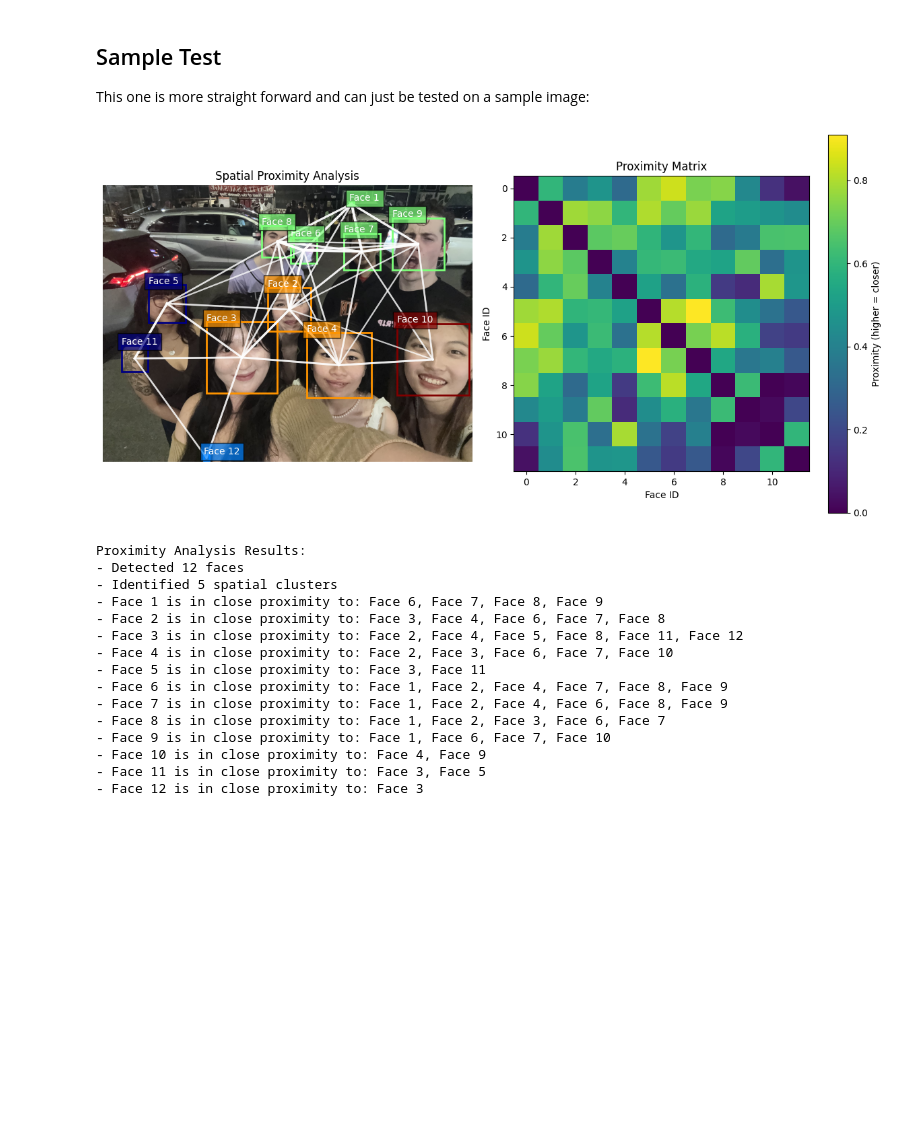
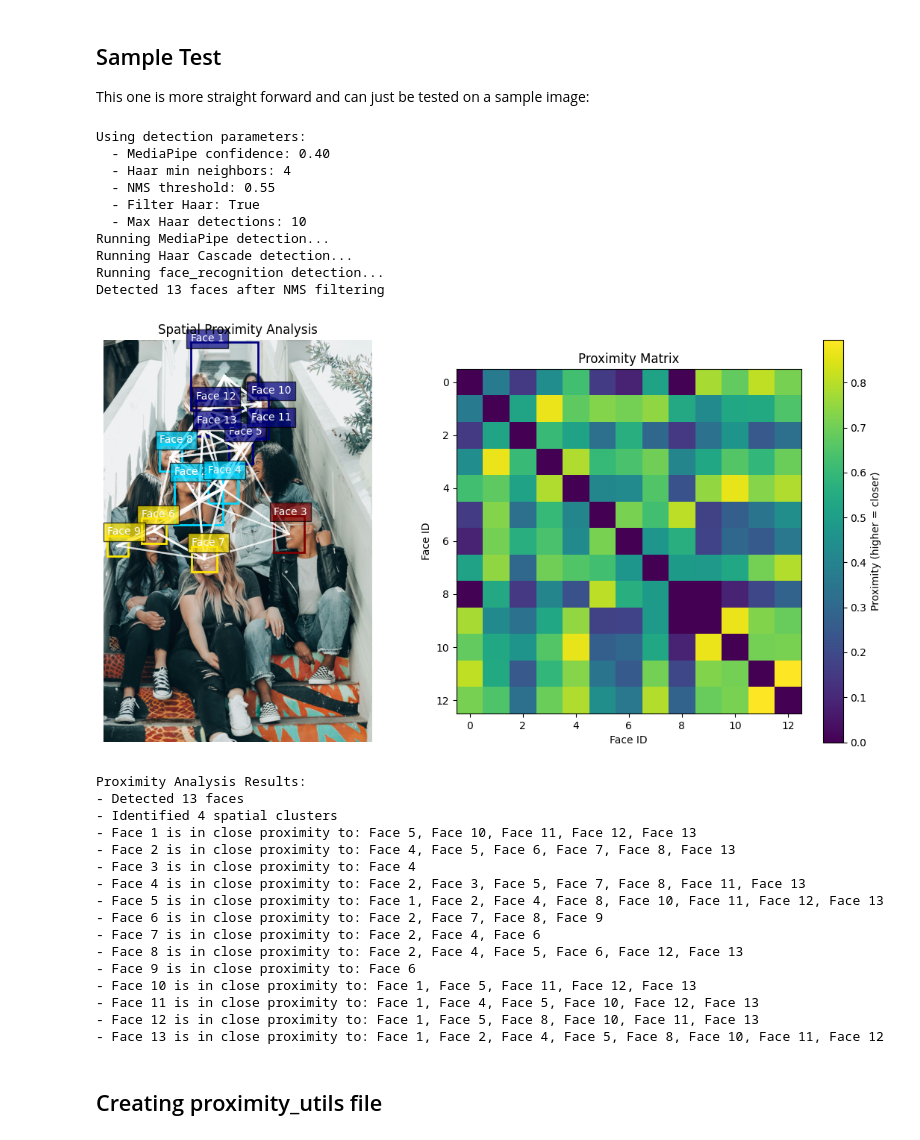
Before and after one commit to lunen-jm/GroupSleuthAI, a Jupyter notebook: notebooks/4spatial_proximity.ipynb, the cells around one changed output. Saved outputs shown, nothing was run; the diff lists cells and outputs as text; code cells hidden in the pictures; blank space fills up the shorter version.

```diff
--- a/notebooks/4spatial_proximity.ipynb
+++ b/notebooks/4spatial_proximity.ipynb
@@ -107,7 +73,7 @@ def cluster_by_proximity(proximity_matrix, threshold=0.5):
 def analyze_spatial_proximity(image_path):
     """Analyze spatial proximity between faces in an image"""
     # Detect faces
-    faces, boxes, image = detect_faces(image_path)
+    faces, boxes, image = detect_faces2(image_path)
 
     if len(faces) < 2:
         print("Need at least 2 faces to analyze proximity!")
@@ -200,29 +166,42 @@ def test_spatial_proximity(image_path):
 This one is more straight forward and can just be tested on a sample image:
 # %%
 # Test on an image if available
-if os.path.exists('C:/Users/jaden/Documents/GitHub/TECHIN-513/finalProject3/data/test_images'):
-    test_files = os.listdir('C:/Users/jaden/Documents/GitHub/TECHIN-513/finalProject3/data/test_images')
+if os.path.exists('../data2/test_images'):
+    test_files = os.listdir('../data2/test_images')
     if len(test_files) > 0:
-        test_image = os.path.join('C:/Users/jaden/Documents/GitHub/TECHIN-513/finalProject3/data/test_images', test_files[0])
+        test_image = os.path.join('../data2/test_images', test_files[3])
         test_spatial_proximity(test_image)
     else:
         print("No test images found!")
 else:
     print("Test images folder not found!")
 # %% [output]
+Using detection parameters:
+  - MediaPipe confidence: 0.40
+  - Haar min neighbors: 4
+  - NMS threshold: 0.55
+  - Filter Haar: True
+  - Max Haar detections: 10
+Running MediaPipe detection...
+Running Haar Cascade detection...
+Running face_recognition detection...
+Detected 13 faces after NMS filtering
-[figure, old version]
+[figure, new version]
-Proximity Analysis Results:
-- Detected 12 faces
-- Identified 5 spatial clusters
-- Face 1 is in close proximity to: Face 6, Face 7, Face 8, Face 9
-- Face 2 is in close proximity to: Face 3, Face 4, Face 6, Face 7, Face 8
-- Face 3 is in close proximity to: Face 2, Face 4, Face 5, Face 8, Face 11, Face 12
-- Face 4 is in close proximity to: Face 2, Face 3, Face 6, Face 7, Face 10
-- Face 5 is in close proximity to: Face 3, Face 11
-- Face 6 is in close proximity to: Face 1, Face 2, Face 4, Face 7, Face 8, Face 9
-- Face 7 is in close proximity to: Face 1, Face 2, Face 4, Face 6, Face 8, Face 9
-- Face 8 is in close proximity to: Face 1, Face 2, Face 3, Face 6, Face 7
-- Face 9 is in close proximity to: Face 1, Face 6, Face 7, Face 10
-- Face 10 is in close proximity to: Face 4, Face 9
-- Face 11 is in close proximity to: Face 3, Face 5
-- Face 12 is in close proximity to: Face 3
+Proximity Analysis Results:
+- Detected 13 faces
+- Identified 4 spatial clusters
+- Face 1 is in close proximity to: Face 5, Face 10, Face 11, Face 12, Face 13
+- Face 2 is in close proximity to: Face 4, Face 5, Face 6, Face 7, Face 8, Face 13
+- Face 3 is in close proximity to: Face 4
+- Face 4 is in close proximity to: Face 2, Face 3, Face 5, Face 7, Face 8, Face 11, Face 13
+- Face 5 is in close proximity to: Face 1, Face 2, Face 4, Face 8, Face 10, Face 11, Face 12, Face 13
+- Face 6 is in close proximity to: Face 2, Face 7, Face 8, Face 9
+- Face 7 is in close proximity to: Face 2, Face 4, Face 6
+- Face 8 is in close proximity to: Face 2, Face 4, Face 5, Face 6, Face 12, Face 13
+- Face 9 is in close proximity to: Face 6
+- Face 10 is in close proximity to: Face 1, Face 5, Face 11, Face 12, Face 13
+- Face 11 is in close proximity to: Face 1, Face 4, Face 5, Face 10, Face 12, Face 13
+- Face 12 is in close proximity to: Face 1, Face 5, Face 8, Face 10, Face 11, Face 13
+- Face 13 is in close proximity to: Face 1, Face 2, Face 4, Face 5, Face 8, Face 10, Face 11, Face 12
+# %% [markdown]
+## Creating proximity_utils file
```
Also changed, not shown: parts of 4 cells of this notebook, 56 other files.
